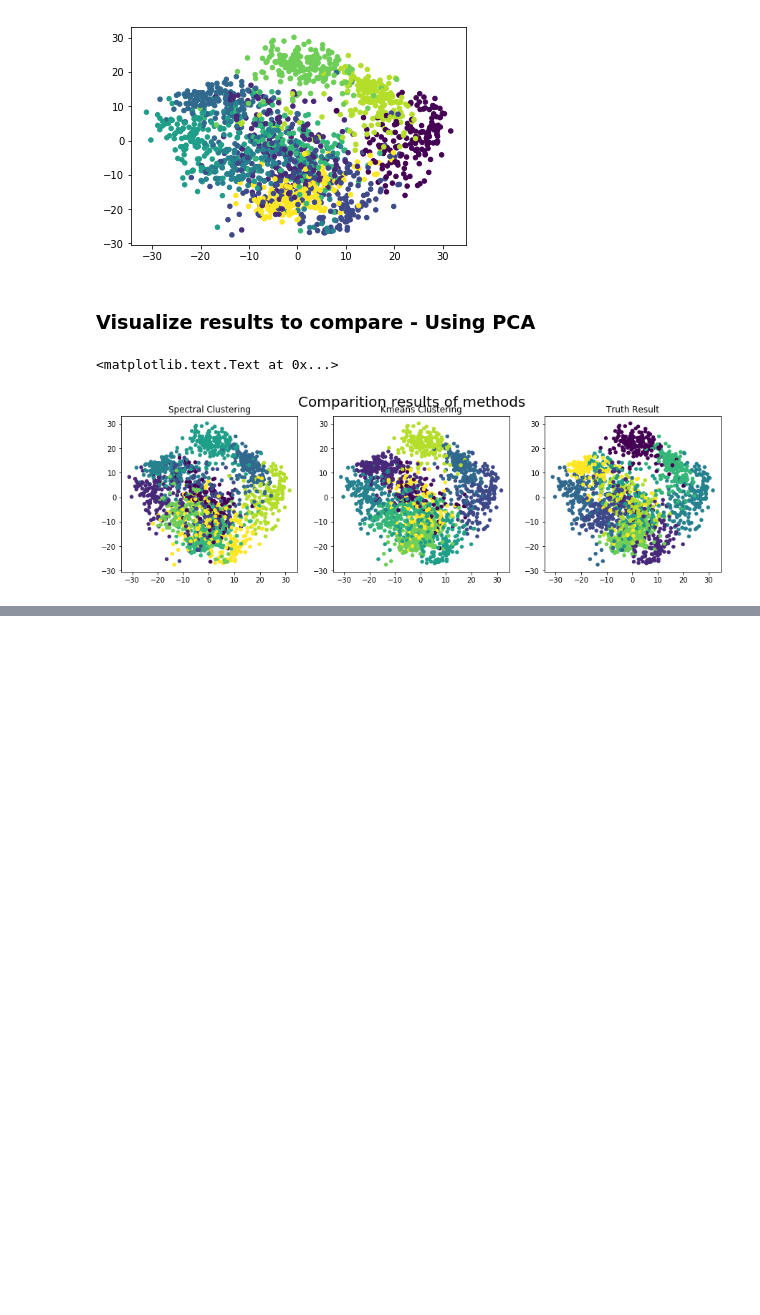
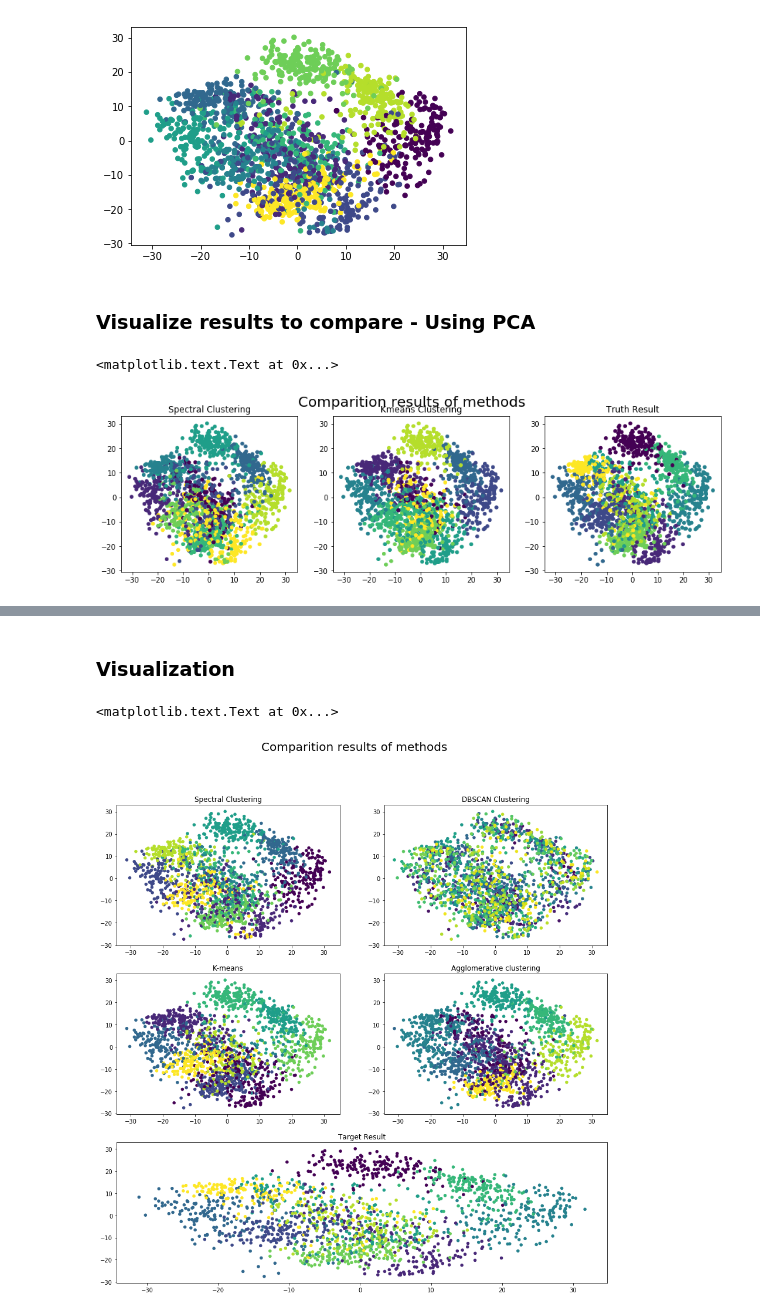
Before and after one commit to tranquoclongt1/ML, a Jupyter notebook: Bai tap 2.ipynb, the cells around one changed output, grey strips where cells are left out. Cells and saved outputs as stored; diff of their text form; code cells hidden in the pictures; blank space fills up the shorter version.

```diff
--- a/Bai tap 2.ipynb
+++ b/Bai tap 2.ipynb
@@ -153,0 +307,7 @@ ax.set_title('Truth Result')
+# %%
+#Kmeans
+nClusters = 10
+t0 = time()
+kmeans_model = KMeans(nClusters)
+t_kmeans = time()- t0
+labels_kmeans = kmeans_model.fit_predict(digits.data)
@@ -153,0 +320,13 @@ ax.set_title('Truth Result')
+# %%
+#DBSCAN
+data = digits.data
+t0 = time()
+data = StandardScaler().fit_transform(data)
+labels_dbscan = DBSCAN(eps=1, min_samples=1,algorithm='kd_tree').fit_predict(data)
+t_dbscan = time()- t0
+# %%
+#Agglomerative Clustering
+t0 = time()
+Agglomerative_model = AgglomerativeClustering(n_clusters = nClusters)
+labels_AgglomerativeClustering = Agglomerative_model.fit_predict(data)
+t_agg = time() - t0
@@ -153,0 +425,32 @@ ax.set_title('Truth Result')
+# %% [markdown]
+### Visualization
+# %%
+nComponents = 2
+vPCA = PCA(nComponents)
+digitData_to_2D = vPCA.fit_transform(digits.data)
+
+fig = plt.figure(figsize=(15,15))
+fig.suptitle('Comparition results of methods', fontsize=20)
+
+ax = fig.add_subplot(3,2,1)
+plt.scatter(digitData_to_2D[:,0], digitData_to_2D[:,1],  c= label_spectral, s=20)
+ax.set_title('Spectral Clustering')
+
+ax = fig.add_subplot(3,2,2)
+plt.scatter(digitData_to_2D[:,0], digitData_to_2D[:,1],  c= labels_dbscan, s=20)
+ax.set_title('DBSCAN Clustering')
+
+ax = fig.add_subplot(3,2,3)
+plt.scatter(digitData_to_2D[:,0], digitData_to_2D[:,1],  c= labels_kmeans, s=20)
+ax.set_title('K-means')
+
+ax = fig.add_subplot(3,2,4)
+plt.scatter(digitData_to_2D[:,0], digitData_to_2D[:,1],  c= labels_AgglomerativeClustering, s=20)
+ax.set_title('Agglomerative clustering')
+
+ax = fig.add_subplot(3,1,3)
+plt.scatter(digitData_to_2D[:,0], digitData_to_2D[:,1],  c= digits.target, s=20)
+ax.set_title('Target Result')
+# %% [output]
+<matplotlib.text.Text at 0x...>
+[figure, added]
```
Also changed, not shown: parts of 30 cells of this notebook, 1 other file.
